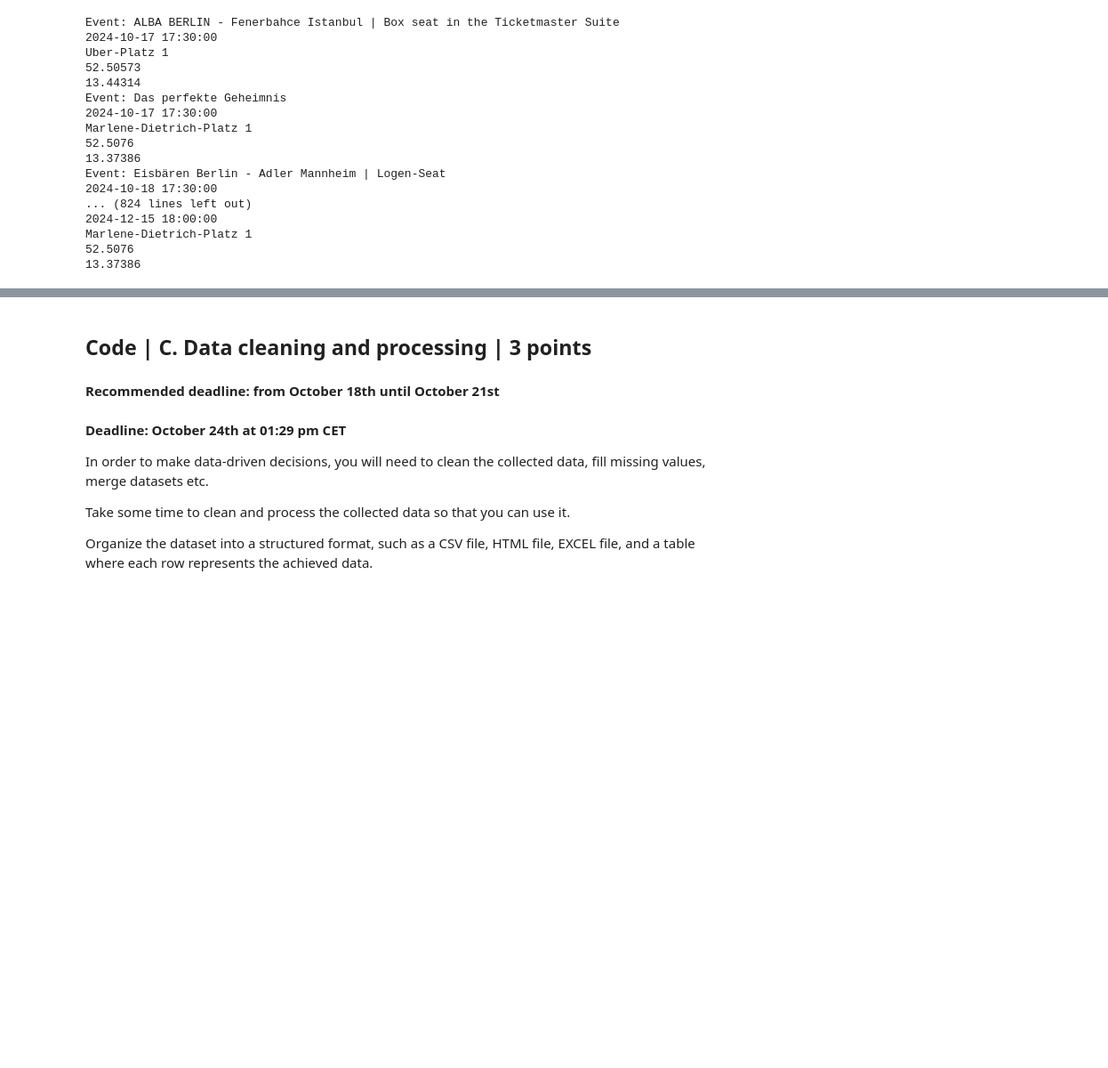
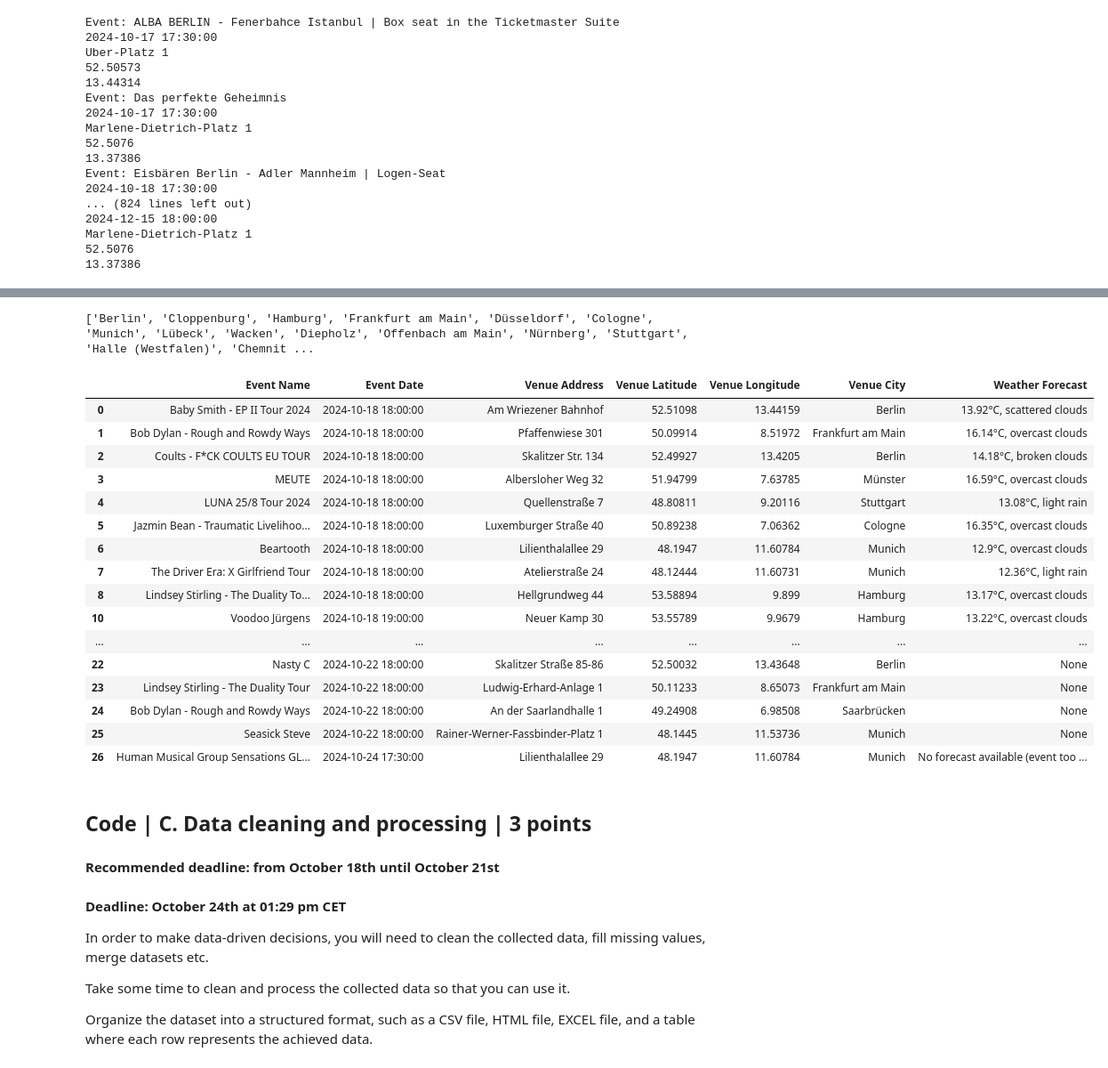
Before and after one commit to shadzic/ESMT_2024_DataScraping_Students, a Jupyter notebook: Group_Project.ipynb, the cells around one changed output, grey strips where cells are left out. Shown at 89% size. Saved outputs shown, nothing was run; the diff lists cells and outputs as text; code cells hidden in the pictures; blank space fills up the shorter version.

```diff
--- a/Group_Project.ipynb
+++ b/Group_Project.ipynb
@@ -173,8 +148,8 @@ tm_client = ticketpy.ApiClient('dCmIAusfzatAVpAdTqgAEBBuczWEhNV5')
 
 pages = tm_client.events.find(
     country_code = 'DE',
-    city = 'Berlin',
-    start_date_time='2024-10-16T20:00:00Z',
-    end_date_time='2024-12-16T20:00:00Z'
+    classification_name = 'music',
+    start_date_time='2024-10-17T20:00:00Z',
+    end_date_time='2024-11-17T20:00:00Z'
 ).all()
 # %%
@@ -187,6 +163,8 @@ print(dir(event))
 ['__class__', '__delattr__', '__dict__', '__dir__', '__doc__', '__eq__', '__format__', '__ge__', '__getattribute__', '__gt__', '__hash__', '__init__', '__init_subclass__', '__le__', '__lt__', '__modul ...
 ['_Event__utc_datetime', '__class__', '__delattr__', '__dict__', '__dir__', '__doc__', '__eq__', '__format__', '__ge__', '__getattribute__', '__gt__', '__hash__', '__init__', '__init_subclass__', '__l ...
 # %%
+# Create List of Dictionaries of API data
+
 event_data = []
 
 # Loop through the events in the pages
@@ -198,14 +176,16 @@ for event in pages:
     event_dict = {
         'Event Name': event.name,
         'Event Date': event.utc_datetime,
+        'Venue Name': venue.name,
         'Venue Address': venue.address,
         'Venue Latitude': venue.latitude,
         'Venue Longitude': venue.longitude,
+        'Venue City': venue.city,
         'Box Office': venue.dmas
     }
 
     # Add the event dictionary to the list
     event_data.append(event_dict)
 
-# Now `event_data` is a list of dictionaries that you can use
-print(event_data)
+
+venue_list = [item['Venue Address'] for item in event_data]
@@ -278,0 +275,29 @@ berlin_map.save("berlin_events_map.html")
+# %%
+cities_planned = df_clean_ticketmaster['Venue City'].unique()
+cities_planned = cities_planned.tolist()
+print(cities_planned)
+# %% [output]
+['Berlin', 'Cloppenburg', 'Hamburg', 'Frankfurt am Main', 'Düsseldorf', 'Cologne', 'Munich', 'Lübeck', 'Wacken', 'Diepholz', 'Offenbach am Main', 'Nürnberg', 'Stuttgart', 'Halle (Westfalen)', 'Chemnit ...
+# %%
+
+germany_map = folium.Map(location=[51.1657, 10.4515], zoom_start=6)  # Zoom level for Germany
+
+#Loop through the filtered DataFrame `df_clean_ticketmaster` and add markers
+for _, row in df_clean_ticketmaster.iterrows():
+    # Extract relevant details from each row
+    venue_lat = row['Venue Latitude']
+    venue_lon = row['Venue Longitude']
+    event_name = row['Event Name']
+    event_date = row['Event Date']
+
+    # Create a popup with event information (name and date)
+    popup_content = f"{event_name} at {event_date}"
+
+    #Add the marker to the map
+    folium.Marker(
+        location=[venue_lat, venue_lon],
+        popup=folium.Popup(popup_content, max_width=300),
+        tooltip=event_name
+    ).add_to(germany_map)
+
+germany_map.save("germany_events_map.html")
@@ -279,3 +362,24 @@ berlin_map.save("berlin_events_map.html")
+# %%
+df_sorted_tmaster[:23]
+# Split the weather forecast into int(temperature) and string(weather comments)
+# %% [output]
+|  | Event Name | Event Date | Venue Address | Venue Latitude | Venue Longitude | Venue City | Weather Forecast |
+| 0 | Baby Smith - EP II Tour 2024 | 2024-10-18 18:00:00 | Am Wriezener Bahnhof | 52.51098 | 13.44159 | Berlin | 13.92°C, scattered clouds |
+| 1 | Bob Dylan - Rough and Rowdy Ways | 2024-10-18 18:00:00 | Pfaffenwiese 301 | 50.09914 | 8.51972 | Frankfurt am Main | 16.14°C, overcast clouds |
+| 2 | Coults - F*CK COULTS EU TOUR | 2024-10-18 18:00:00 | Skalitzer Str. 134 | 52.49927 | 13.4205 | Berlin | 14.18°C, broken clouds |
+| 3 | MEUTE | 2024-10-18 18:00:00 | Albersloher Weg 32 | 51.94799 | 7.63785 | Münster | 16.59°C, overcast clouds |
+| 4 | LUNA 25/8 Tour 2024 | 2024-10-18 18:00:00 | Quellenstraße 7 | 48.80811 | 9.20116 | Stuttgart | 13.08°C, light rain |
+| 5 | Jazmin Bean - Traumatic Livelihoo... | 2024-10-18 18:00:00 | Luxemburger Straße 40 | 50.89238 | 7.06362 | Cologne | 16.35°C, overcast clouds |
+| 6 | Beartooth | 2024-10-18 18:00:00 | Lilienthalallee 29 | 48.1947 | 11.60784 | Munich | 12.9°C, overcast clouds |
+| 7 | The Driver Era: X Girlfriend Tour | 2024-10-18 18:00:00 | Atelierstraße 24 | 48.12444 | 11.60731 | Munich | 12.36°C, light rain |
+| 8 | Lindsey Stirling - The Duality To... | 2024-10-18 18:00:00 | Hellgrundweg 44 | 53.58894 | 9.899 | Hamburg | 13.17°C, overcast clouds |
+| 10 | Voodoo Jürgens | 2024-10-18 19:00:00 | Neuer Kamp 30 | 53.55789 | 9.9679 | Hamburg | 13.22°C, overcast clouds |
+| ... | ... | ... | ... | ... | ... | ... | ... |
+| 22 | Nasty C | 2024-10-22 18:00:00 | Skalitzer Straße 85-86 | 52.50032 | 13.43648 | Berlin | None |
+| 23 | Lindsey Stirling - The Duality Tour | 2024-10-22 18:00:00 | Ludwig-Erhard-Anlage 1 | 50.11233 | 8.65073 | Frankfurt am Main | None |
+| 24 | Bob Dylan - Rough and Rowdy Ways | 2024-10-22 18:00:00 | An der Saarlandhalle 1 | 49.24908 | 6.98508 | Saarbrücken | None |
+| 25 | Seasick Steve | 2024-10-22 18:00:00 | Rainer-Werner-Fassbinder-Platz 1 | 48.1445 | 11.53736 | Munich | None |
+| 26 | Human Musical Group Sensations GL... | 2024-10-24 17:30:00 | Lilienthalallee 29 | 48.1947 | 11.60784 | Munich | No forecast available (event too ... |
 # %% [markdown]
 ## Code | C. Data cleaning and processing | 3 points
 #### Recommended deadline: from October 18th until October 21st
```
Also changed, not shown: parts of 9 cells of this notebook, 2 other files.
